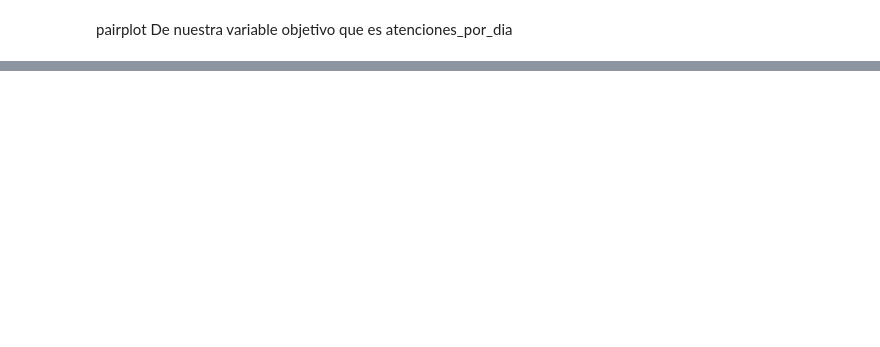
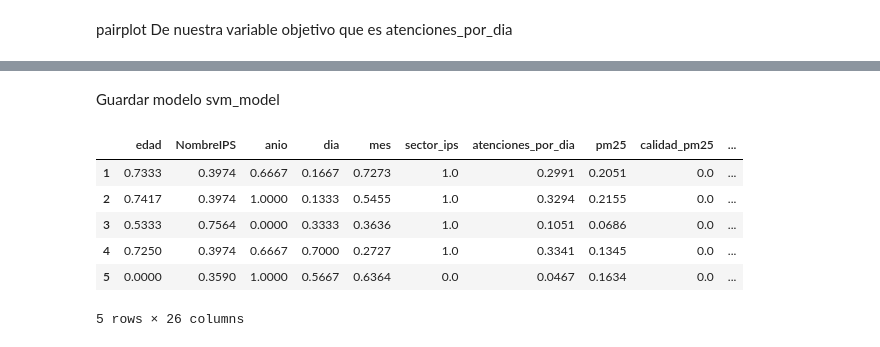
Before and after one commit to kennethLeonel/Atenciones-Medicas, a Jupyter notebook: preprocesamiento.ipynb, the cells around one changed output, grey strips where cells are left out. Saved outputs shown, nothing was run; the diff lists cells and outputs as text; code cells hidden in the pictures; blank space fills up the shorter version.

Commit message:
Se hizo cambios en el dataset

```diff
--- a/preprocesamiento.ipynb
+++ b/preprocesamiento.ipynb
@@ -1653,0 +1647,43 @@ sns.pairplot(datosEstudio, y_vars='atenciones_por_dia', x_vars=datosEstudio.colu
+# %%
+datosEstudio2024=dataSetCompletoSinEscalar[(dataSetCompletoSinEscalar['anio'] == 2023) | (dataSetCompletoSinEscalar['anio'] == 2024) | (dataSetCompletoSinEscalar['anio'] == 2022) | (dataSetCompletoSinEscalar['anio'] == 2021) ]
+datosEstudio2024['anio'].unique()
+
+#Guardamos los datos sin escalar
+
+datosEstudio2024.to_csv("data/analytics/datasetEstudio-2021-2024.csv", index=False, sep = ',')
+# %%
+# Seleccionar las columnas categóricas automáticamente
+cols_categoricas = datosEstudio2024.select_dtypes(include=['object', 'category']).columns
+
+# Crear instancia de OrdinalEncoder sin definir orden (usa orden alfabético)
+encoder = OrdinalEncoder()
+
+# Aplicar la transformación directamente a las columnas categóricas
+datosEstudio2024[cols_categoricas] = encoder.fit_transform(datosEstudio2024[cols_categoricas])
+
+scaler = MinMaxScaler()
+datosEstudio2024[datosEstudio2024.columns] = scaler.fit_transform(datosEstudio2024[datosEstudio2024.columns])
+
+X = datosEstudio2024.drop('atenciones_por_dia', axis=1)
+y = datosEstudio2024['atenciones_por_dia']
+# Separar datos de entrenamiento y prueba
+X_train, X_test, y_train, y_test = train_test_split(X, y, test_size=0.2, random_state=42)
+
+svm_model = svm.SVR()
+svm_model.fit(X_train, y_train)
+svm_predictions = svm_model.predict(X_test)
+
+
+#Metricas del modelo SVM
+from sklearn.metrics import mean_absolute_error
+
+
+mse = mean_squared_error(y_test, svm_predictions)
+rmse = np.sqrt(mse)
+#Metricas mae
+
+mae = mean_absolute_error(y_test, svm_predictions)
+r2 = r2_score(y_test, svm_predictions)
+print(f'Mean Squared Error (MSE): {mse}')
+print(f'Root Mean Squared Error (RMSE): {rmse}')
+print(f'R-squared (R2): {r2}')
@@ -1653,0 +1704,2 @@ sns.pairplot(datosEstudio, y_vars='atenciones_por_dia', x_vars=datosEstudio.colu
+# %% [markdown]
+Guardar modelo svm_model
@@ -1653,0 +1711,10 @@ sns.pairplot(datosEstudio, y_vars='atenciones_por_dia', x_vars=datosEstudio.colu
+# %%
+datosEstudio2024.head()
+# %% [output]
+|  | edad | NombreIPS | anio | dia | mes | sector_ips | atenciones_por_dia | pm25 | calidad_pm25 | ... |
+| 1 | 0.7333 | 0.3974 | 0.6667 | 0.1667 | 0.7273 | 1.0 | 0.2991 | 0.2051 | 0.0 | ... |
+| 2 | 0.7417 | 0.3974 | 1.0000 | 0.1333 | 0.5455 | 1.0 | 0.3294 | 0.2155 | 0.0 | ... |
+| 3 | 0.5333 | 0.7564 | 0.0000 | 0.3333 | 0.3636 | 1.0 | 0.1051 | 0.0686 | 0.0 | ... |
+| 4 | 0.7250 | 0.3974 | 0.6667 | 0.7000 | 0.2727 | 1.0 | 0.3341 | 0.1345 | 0.0 | ... |
+| 5 | 0.0000 | 0.3590 | 1.0000 | 0.5667 | 0.6364 | 0.0 | 0.0467 | 0.1634 | 0.0 | ... |
+5 rows × 26 columns
```
Also changed, not shown: parts of 23 cells of this notebook.
